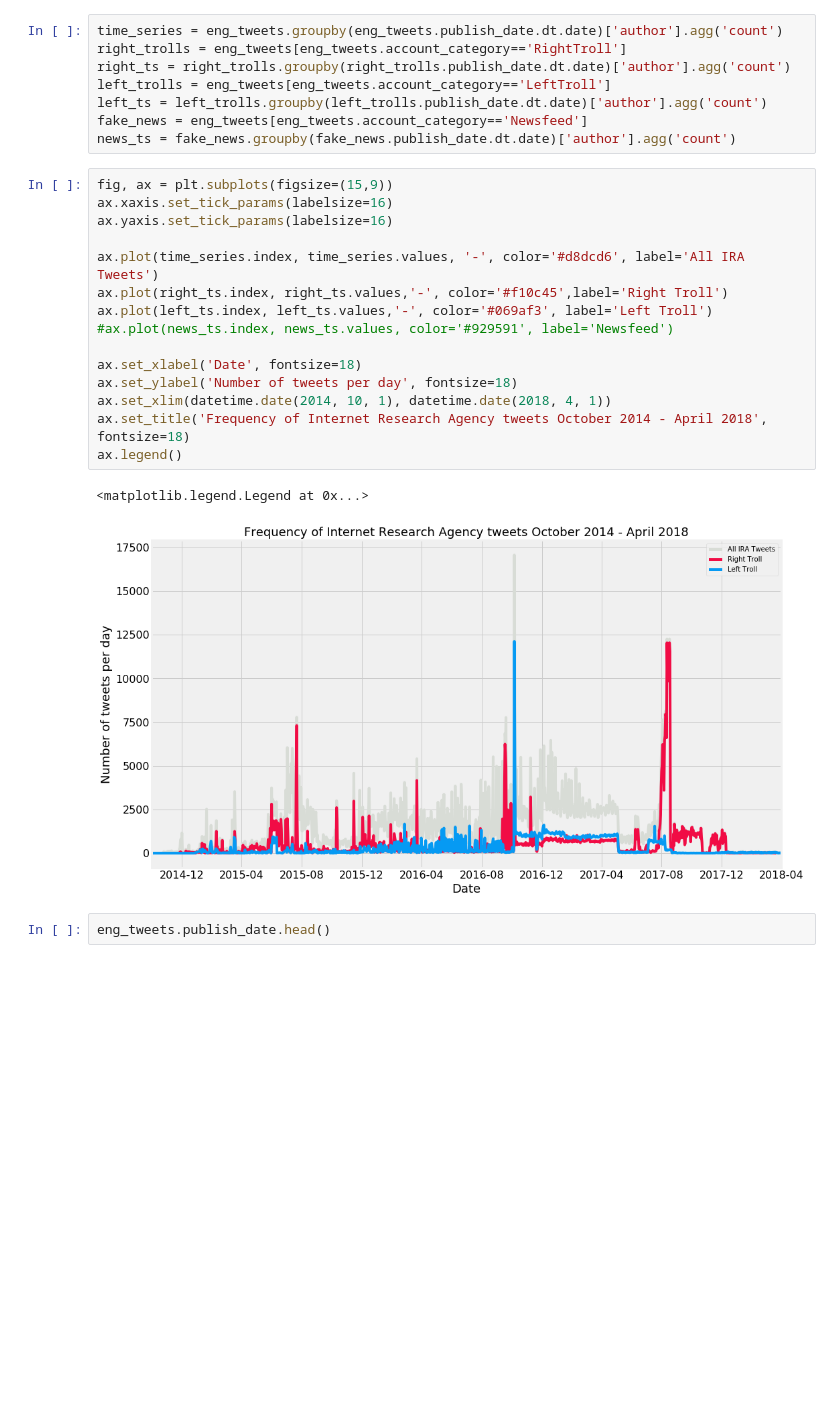
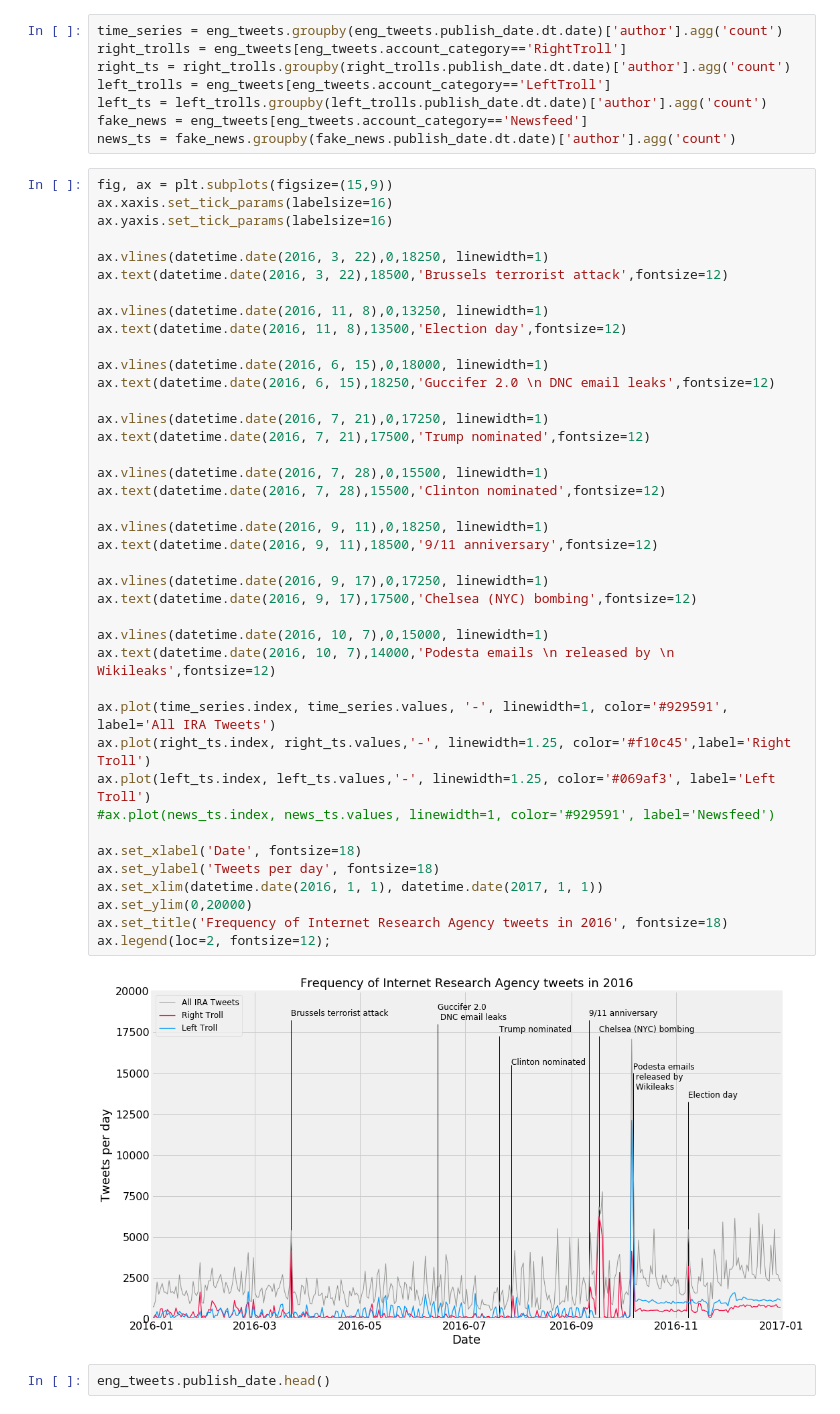
Before and after one commit to gcdunn/twitter-sockpuppet-nlp, a Jupyter notebook: Time-Series-Analysis-538.ipynb, the cells around one changed output. Drawn from its saved outputs; the diff is of its cells as text; blank space fills up the shorter version.

```diff
--- a/Time-Series-Analysis-538.ipynb
+++ b/Time-Series-Analysis-538.ipynb
@@ -31,24 +37,48 @@ left_trolls = eng_tweets[eng_tweets.account_category=='LeftTroll']
 left_ts = left_trolls.groupby(left_trolls.publish_date.dt.date)['author'].agg('count')
 fake_news = eng_tweets[eng_tweets.account_category=='Newsfeed']
 news_ts = fake_news.groupby(fake_news.publish_date.dt.date)['author'].agg('count')
-# %%
-fig, ax = plt.subplots(figsize=(15,9))
-ax.xaxis.set_tick_params(labelsize=16)
-ax.yaxis.set_tick_params(labelsize=16)
-
-ax.plot(time_series.index, time_series.values, '-', color='#d8dcd6', label='All IRA Tweets')
-ax.plot(right_ts.index, right_ts.values,'-', color='#f10c45',label='Right Troll')
-ax.plot(left_ts.index, left_ts.values,'-', color='#069af3', label='Left Troll')
-#ax.plot(news_ts.index, news_ts.values, color='#929591', label='Newsfeed')
-
-ax.set_xlabel('Date', fontsize=18)
-ax.set_ylabel('Number of tweets per day', fontsize=18)
-ax.set_xlim(datetime.date(2014, 10, 1), datetime.date(2018, 4, 1))
-ax.set_title('Frequency of Internet Research Agency tweets October 2014 - April 2018', fontsize=18)
-ax.legend()
-# %% [output]
-<matplotlib.legend.Legend at 0x...>
-[figure, removed]
+# %%
+fig, ax = plt.subplots(figsize=(15,9))
+ax.xaxis.set_tick_params(labelsize=16)
+ax.yaxis.set_tick_params(labelsize=16)
+
+ax.vlines(datetime.date(2016, 3, 22),0,18250, linewidth=1)
+ax.text(datetime.date(2016, 3, 22),18500,'Brussels terrorist attack',fontsize=12)
+
+ax.vlines(datetime.date(2016, 11, 8),0,13250, linewidth=1)
+ax.text(datetime.date(2016, 11, 8),13500,'Election day',fontsize=12)
+
+ax.vlines(datetime.date(2016, 6, 15),0,18000, linewidth=1)
+ax.text(datetime.date(2016, 6, 15),18250,'Guccifer 2.0 \n DNC email leaks',fontsize=12)
+
+ax.vlines(datetime.date(2016, 7, 21),0,17250, linewidth=1)
+ax.text(datetime.date(2016, 7, 21),17500,'Trump nominated',fontsize=12)
+
+ax.vlines(datetime.date(2016, 7, 28),0,15500, linewidth=1)
+ax.text(datetime.date(2016, 7, 28),15500,'Clinton nominated',fontsize=12)
+
+ax.vlines(datetime.date(2016, 9, 11),0,18250, linewidth=1)
+ax.text(datetime.date(2016, 9, 11),18500,'9/11 anniversary',fontsize=12)
+
+ax.vlines(datetime.date(2016, 9, 17),0,17250, linewidth=1)
+ax.text(datetime.date(2016, 9, 17),17500,'Chelsea (NYC) bombing',fontsize=12)
+
+ax.vlines(datetime.date(2016, 10, 7),0,15000, linewidth=1)
+ax.text(datetime.date(2016, 10, 7),14000,'Podesta emails \n released by \n Wikileaks',fontsize=12)
+
+ax.plot(time_series.index, time_series.values, '-', linewidth=1, color='#929591', label='All IRA Tweets')
+ax.plot(right_ts.index, right_ts.values,'-', linewidth=1.25, color='#f10c45',label='Right Troll')
+ax.plot(left_ts.index, left_ts.values,'-', linewidth=1.25, color='#069af3', label='Left Troll')
+#ax.plot(news_ts.index, news_ts.values, linewidth=1, color='#929591', label='Newsfeed')
+
+ax.set_xlabel('Date', fontsize=18)
+ax.set_ylabel('Tweets per day', fontsize=18)
+ax.set_xlim(datetime.date(2016, 1, 1), datetime.date(2017, 1, 1))
+ax.set_ylim(0,20000)
+ax.set_title('Frequency of Internet Research Agency tweets in 2016', fontsize=18)
+ax.legend(loc=2, fontsize=12);
+# %% [output]
+[figure, added]
 # %%
 eng_tweets.publish_date.head()
 # %% [output]
```
Also changed, not shown: parts of 15 cells of this notebook.
